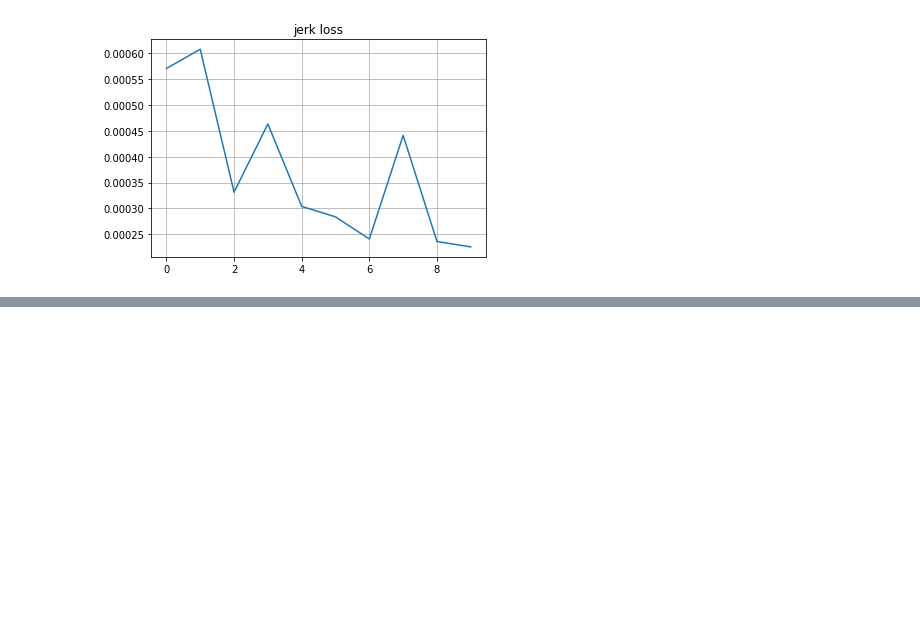
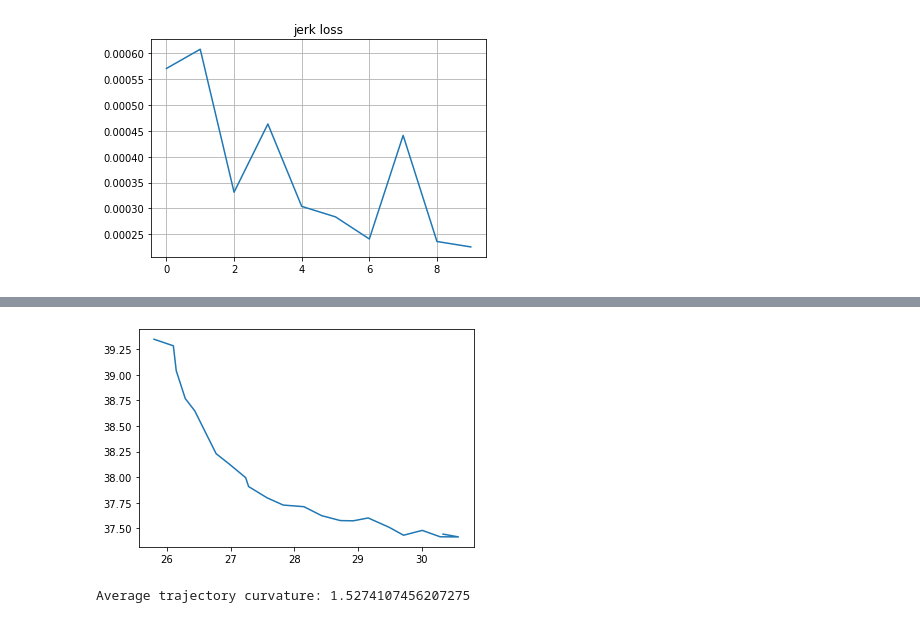
Before and after one commit to ctu-vras/trajectory_optimization, a Jupyter notebook: notebooks/camera_traj_optimization_colab.ipynb, the cells around one changed output, grey strips where cells are left out. Drawn from its saved outputs; the diff is of its cells as text; code cells hidden in the pictures; blank space fills up the shorter version.

```diff
--- a/notebooks/camera_traj_optimization_colab.ipynb
+++ b/notebooks/camera_traj_optimization_colab.ipynb
@@ -10,8 +5,14 @@ Mounted at /content/drive/
+# %%
+# if you are using Colab:
+# from google.colab import drive
+# drive.mount('/content/drive/')
+# FE_PATH = "drive/MyDrive/CTU/frontier_exploration/"
+
+# if you are running locally
+import rospkg
+FE_PATH = rospkg.RosPack().get_path('frontier_exploration')
 # %%
-import sys
 import os
-FE_PATH = "drive/MyDrive/CTU/frontier_exploration/"
-sys.path.append(os.path.join(FE_PATH, 'src/'))
 import torch
 from tqdm.notebook import tqdm
 import torch.nn as nn
@@ -324,0 +340,24 @@ for key in log:
+# %%
+plt.plot(np.asarray(traj_wps)[:, 0], np.asarray(traj_wps)[:, 1]);
+# %% [output]
+[figure, added]
+# %%
+# computing curvature at i-th waypoint (i.e. traj_wps[i])
+K_traj = 0.0
+for i in range(1, len(traj_wps)-1):
+    p1, p2, p3 = torch.as_tensor(traj_wps[i-1]), torch.as_tensor(traj_wps[i]), torch.as_tensor(traj_wps[i+1])
+
+    AB = p1 - p2
+    AC = p3 - p2
+
+    # area of the triangle
+    S = 0.5 *torch.sqrt((AB[1]*AC[2] - AB[2]*AC[1])**2 + (AB[2]*AC[0] - AB[0]*AC[2])**2 + (AB[0]*AC[1] - AB[1]*AC[0])**2)
+
+    # curvature
+    k = 4*S / (torch.linalg.norm(p1-p2) * torch.linalg.norm(p2-p3) * torch.linalg.norm(p3-p1))
+    K_traj += k
+K_traj = K_traj/(len(traj_wps)-2)
+
+print(f"Average trajectory curvature: {K_traj}")
+# %% [output]
+Average trajectory curvature: 1.5274107456207275
```
Also changed, not shown: parts of 4 cells of this notebook, 3 other files.
